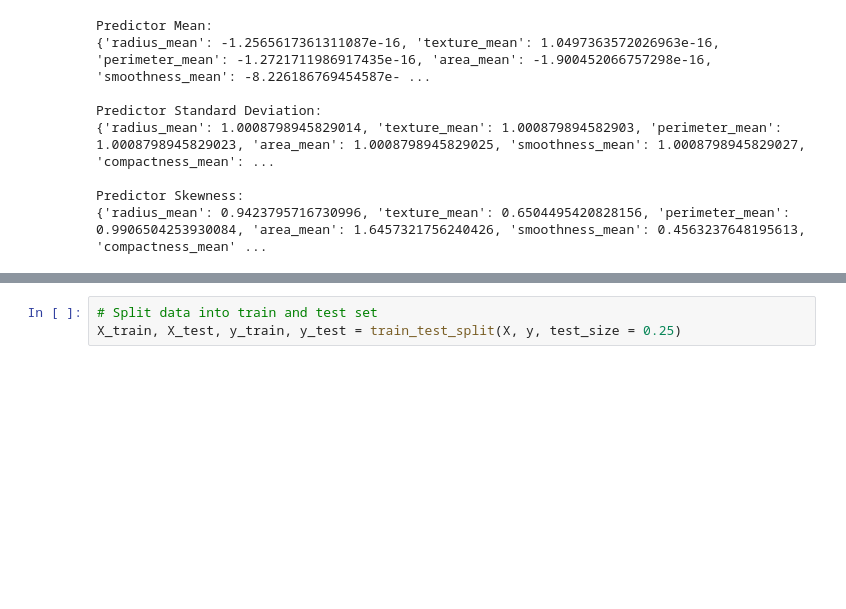
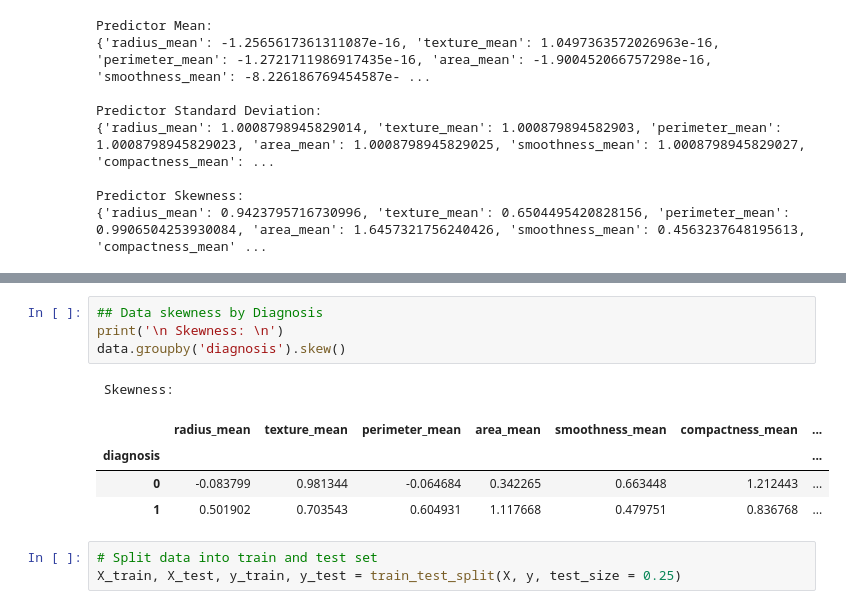
Before and after one commit to lucasabdalah/Exploratory-Data-Analisys, a Jupyter notebook: code/hw3/data_classification.ipynb, the cells around one changed output, grey strips where cells are left out. Saved outputs shown, nothing was run; the diff lists cells and outputs as text; blank space fills up the shorter version.

```diff
--- a/code/hw3/data_classification.ipynb
+++ b/code/hw3/data_classification.ipynb
@@ -163,3 +183,13 @@ Predictor Skewness:
+# %%
+## Data skewness by Diagnosis
+print('\n Skewness: \n')
+data.groupby('diagnosis').skew()
+# %% [output]
+ Skewness:
+|  | radius_mean | texture_mean | perimeter_mean | area_mean | smoothness_mean | compactness_mean | ... |
+| diagnosis |  |  |  |  |  |  | ... |
+| 0 | -0.083799 | 0.981344 | -0.064684 | 0.342265 | 0.663448 | 1.212443 | ... |
+| 1 | 0.501902 | 0.703543 | 0.604931 | 1.117668 | 0.479751 | 0.836768 | ... |
 # %%
 # Split data into train and test set
 X_train, X_test, y_train, y_test = train_test_split(X, y, test_size = 0.25)
```
Also changed, not shown: parts of 2 cells of this notebook.
